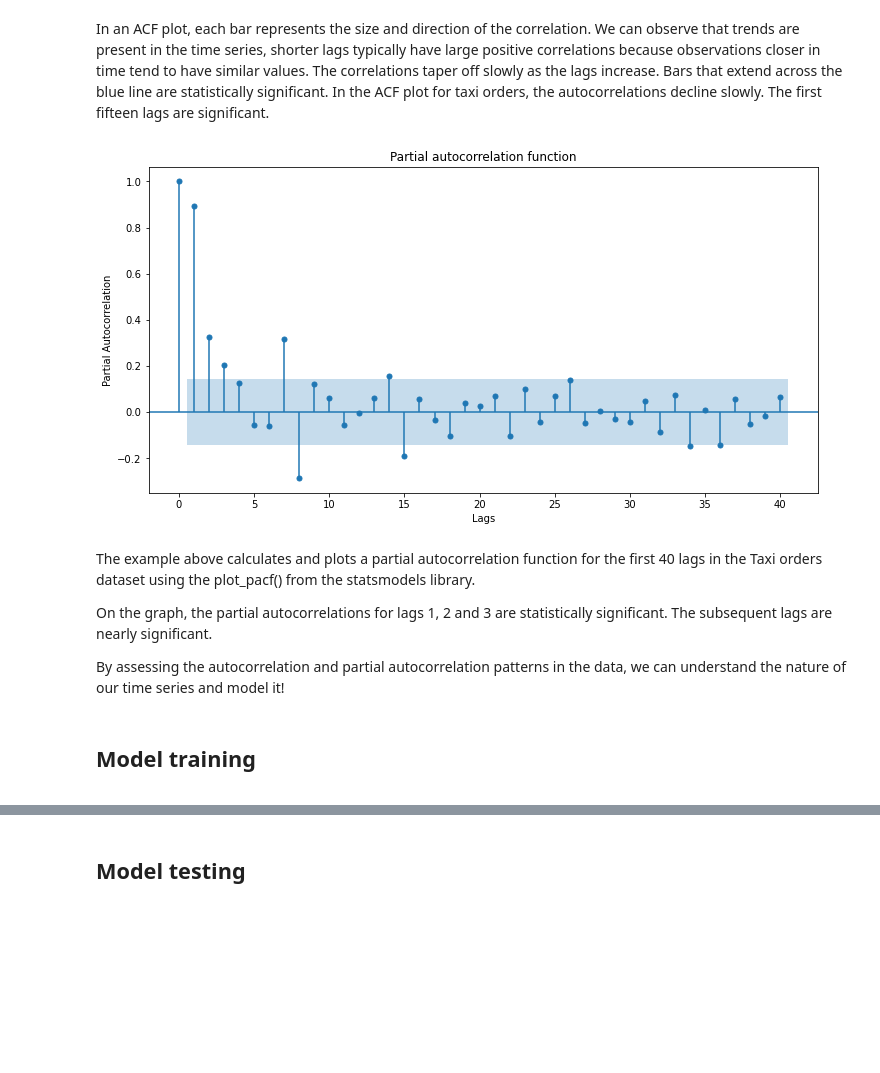
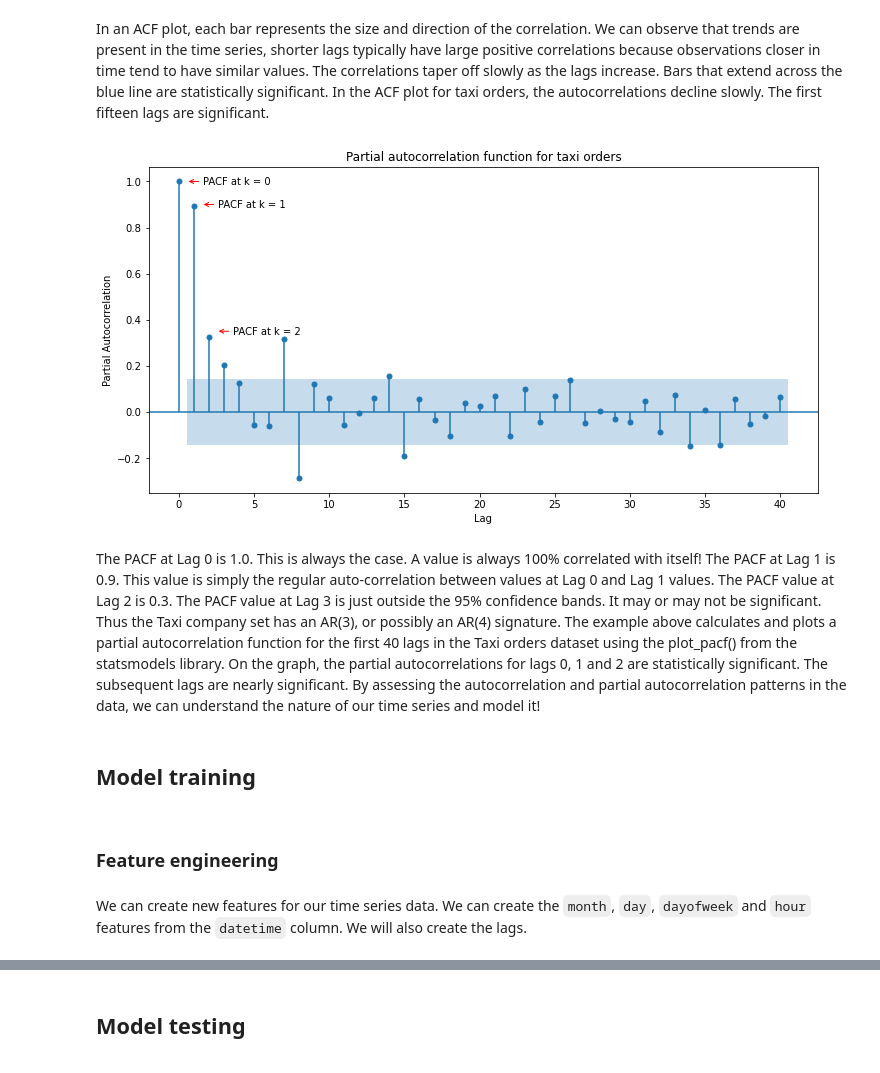
Before and after one commit to chuksoo/taxi_orders_predictionML, a Jupyter notebook: taxi_orders_predictionML.ipynb, the cells around one changed output, grey strips where cells are left out. Cells and saved outputs as stored; diff of their text form; code cells hidden in the pictures; blank space fills up the shorter version.

Commit message:
Updated Model training

```diff
--- a/taxi_orders_predictionML.ipynb
+++ b/taxi_orders_predictionML.ipynb
@@ -296,7 +296,8 @@ The plot above is a time series plot of the number of taxi orders for Sweet Lift
 We can change the interval of a time series by resampling it in this case by 1 hour.
 # %%
 # resample data by 1 hour
-ts.resample('1H').sum()
+ts = ts.resample('1H').sum()
+ts
 # %% [output]
 datetime
 2018-03-01 00:00:00    124
@@ -423,22 +424,52 @@ plt.show()
 [figure]
 # %% [markdown]
 In an ACF plot, each bar represents the size and direction of the correlation. We can observe that trends are present in the time series, shorter lags typically have large positive correlations because observations closer in time tend to have similar values. The correlations taper off slowly as the lags increase. Bars that extend across the blue line are statistically significant. In the ACF plot for taxi orders, the autocorrelations decline slowly. The first fifteen lags are significant.
-# %%
-# plot of partial autocorrelation function
-fig, ax = plt.subplots(figsize=(12, 6))
-plot_pacf(ts_, lags = 40, title='Partial autocorrelation function for taxi orders', ax=ax)
-plt.ylabel('Partial Autocorrelation')
-plt.xlabel('Lag')
-plt.show()
-# %% [output]
-[figure, removed]
+# %%
+# plot of partial autocorrelation function
+fig, ax = plt.subplots(figsize=(12, 6))
+plot_pacf(ts_, lags = 40, title='Partial autocorrelation function for taxi orders', ax=ax)
+# Annotate PACF at k
+ax.annotate('PACF at k = 0',
+            xy=(0.5, 1.0),
+            xycoords='data',
+            fontsize=10,
+            xytext=(50, 0),
+            textcoords='offset points',
+            arrowprops=dict(arrowstyle='->', color='red'),
+            horizontalalignment='center',
+            verticalalignment='center')
+ax.annotate(
+    'PACF at k = 1',
+    xy=(1.5, 0.9),
+    xycoords='data',
+    fontsize=10,
+    xytext=(50, 0),
+    textcoords='offset points',
+    arrowprops=dict(arrowstyle='->', color='red'),
+    horizontalalignment='center',
+    verticalalignment='center')
+ax.annotate(
+    'PACF at k = 2',
+    xy=(2.5, 0.35),
+    xycoords='data',
+    fontsize=10,
+    xytext=(50, 0),
+    textcoords='offset points',
+    arrowprops=dict(arrowstyle='->', color='red'),
+    horizontalalignment='center',
+    verticalalignment='center')
+plt.ylabel('Partial Autocorrelation')
+plt.xlabel('Lag')
+plt.show()
+# %% [output]
+[figure, added]
 # %% [markdown]
-The example above calculates and plots a partial autocorrelation function for the first 40 lags in the Taxi orders dataset using the plot_pacf() from the statsmodels library.
-
-On the graph, the partial autocorrelations for lags 1, 2 and 3 are statistically significant. The subsequent lags are nearly significant.
-
-By assessing the autocorrelation and partial autocorrelation patterns in the data, we can understand the nature of our time series and model it!
+The PACF at Lag 0 is 1.0. This is always the case. A value is always 100% correlated with itself! The PACF at Lag 1 is 0.9. This value is simply the regular auto-correlation between values at Lag 0 and Lag 1 values. The PACF value at Lag 2 is 0.3. The PACF value at Lag 3 is just outside the 95% confidence bands. It may or may not be significant. Thus the Taxi company set has an AR(3), or possibly an AR(4) signature. The example above calculates and plots a partial autocorrelation function for the first 40 lags in the Taxi orders dataset using the plot_pacf() from the statsmodels library. On the graph, the partial autocorrelations for lags 0, 1 and 2 are statistically significant. The subsequent lags are nearly significant. By assessing the autocorrelation and partial autocorrelation patterns in the data, we can understand the nature of our time series and model it!
 # %% [markdown]
 <div id="model_training">
     <h2>Model training</h2>
 </div>
+# %% [markdown]
+### Feature engineering
+# %% [markdown]
+We can create new features for our time series data. We can create the `month`, `day`, `dayofweek` and `hour` features from the `datetime` column. We will also create the lags.
```
Also changed, not shown: parts of 4 cells of this notebook.
